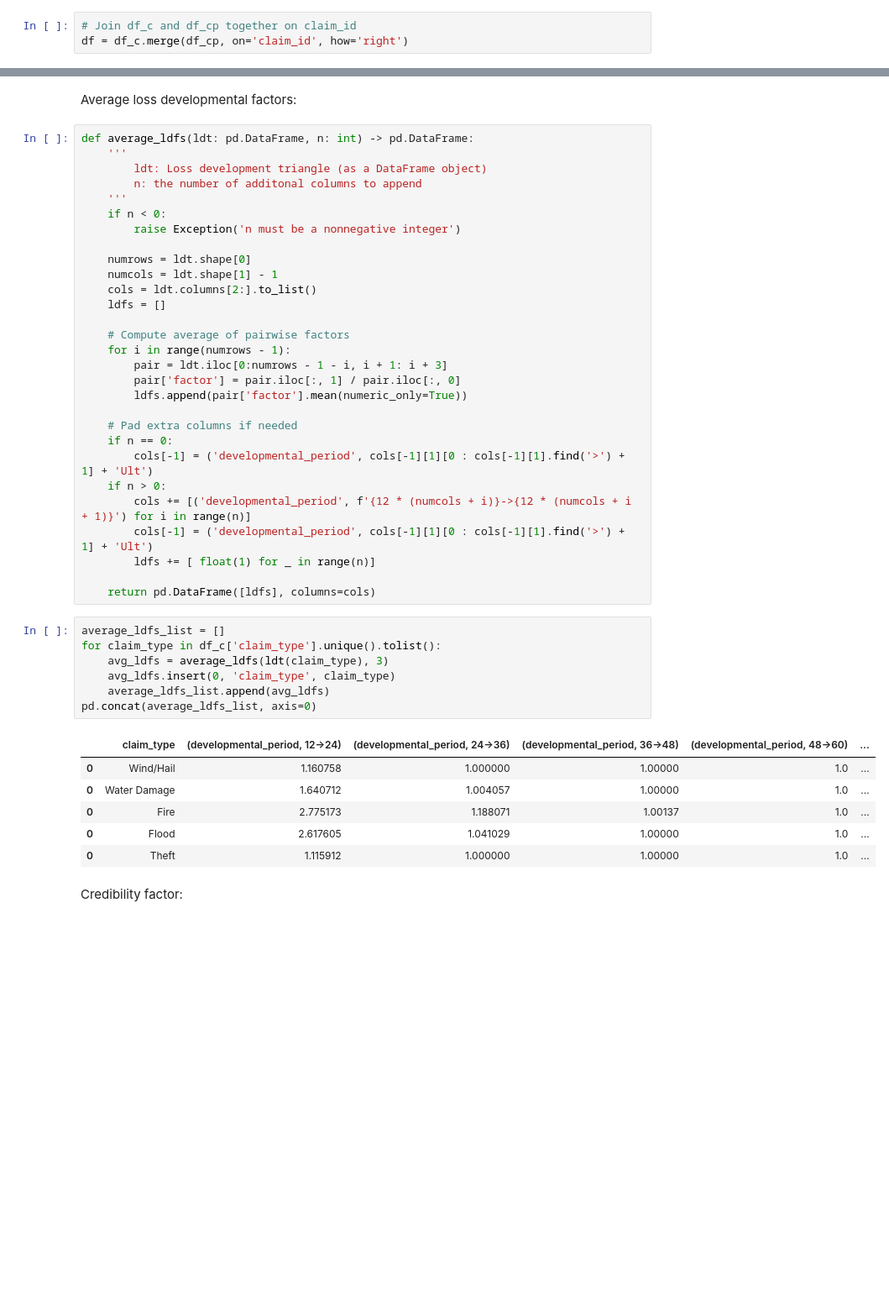
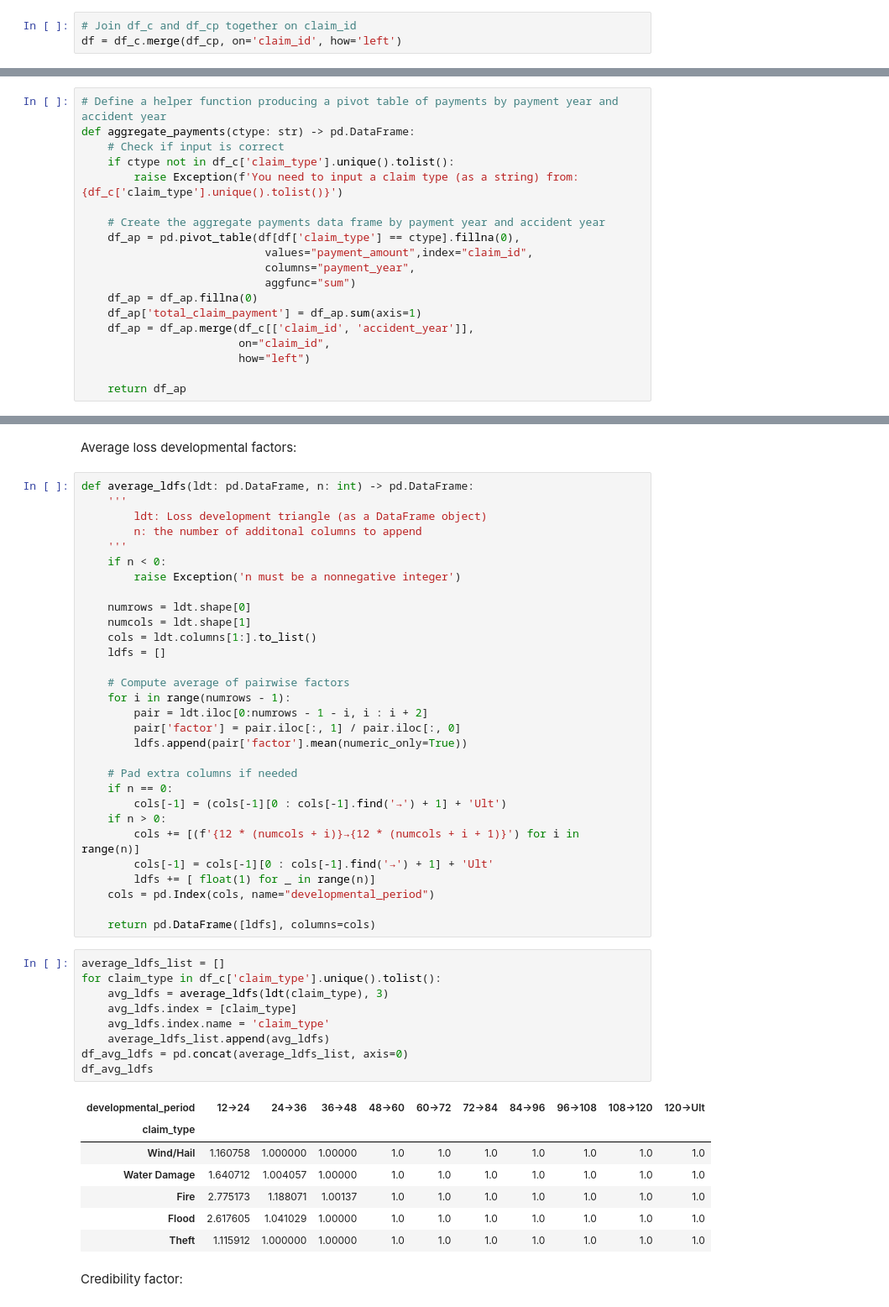
Before and after one commit to aj-tao/home-insurance-ratemaking, a Jupyter notebook: reports/home insurance ratemaking.ipynb, the cells around one changed output, grey strips where cells are left out. Shown at 84% size. Saved outputs shown, nothing was run; the diff lists cells and outputs as text; blank space fills up the shorter version.

```diff
--- a/reports/home insurance ratemaking.ipynb
+++ b/reports/home insurance ratemaking.ipynb
@@ -11,8 +13,27 @@ df_ibf = pd.read_csv(data_path + "industry_benchmark_factors.csv")
 # %%
 # Join df_c and df_cp together on claim_id
-df = df_c.merge(df_cp, on='claim_id', how='right')
+df = df_c.merge(df_cp, on='claim_id', how='left')
 # %% [markdown]
 ### Ultimate Loss Calculator
 # %% [markdown]
 Cumulative paid claims loss development triangle:
+# %%
+# Define a helper function producing a pivot table of payments by payment year and accident year
+def aggregate_payments(ctype: str) -> pd.DataFrame:
+    # Check if input is correct
+    if ctype not in df_c['claim_type'].unique().tolist():
+        raise Exception(f'You need to input a claim type (as a string) from: {df_c['claim_type'].unique().tolist()}')
+
+    # Create the aggregate payments data frame by payment year and accident year
+    df_ap = pd.pivot_table(df[df['claim_type'] == ctype].fillna(0),
+                            values="payment_amount",index="claim_id",
+                            columns="payment_year",
+                            aggfunc="sum")
+    df_ap = df_ap.fillna(0)
+    df_ap['total_claim_payment'] = df_ap.sum(axis=1)
+    df_ap = df_ap.merge(df_c[['claim_id', 'accident_year']],
+                        on="claim_id",
+                        how="left")
+
+    return df_ap
 # %%
@@ -86,39 +91,43 @@ def average_ldfs(ldt: pd.DataFrame, n: int) -> pd.DataFrame:
         raise Exception('n must be a nonnegative integer')
 
     numrows = ldt.shape[0]
-    numcols = ldt.shape[1] - 1
-    cols = ldt.columns[2:].to_list()
+    numcols = ldt.shape[1]
+    cols = ldt.columns[1:].to_list()
     ldfs = []
 
     # Compute average of pairwise factors
     for i in range(numrows - 1):
-        pair = ldt.iloc[0:numrows - 1 - i, i + 1: i + 3]
+        pair = ldt.iloc[0:numrows - 1 - i, i : i + 2]
         pair['factor'] = pair.iloc[:, 1] / pair.iloc[:, 0]
         ldfs.append(pair['factor'].mean(numeric_only=True))
 
     # Pad extra columns if needed
     if n == 0:
-        cols[-1] = ('developmental_period', cols[-1][1][0 : cols[-1][1].find('>') + 1] + 'Ult')
+        cols[-1] = (cols[-1][0 : cols[-1].find('→') + 1] + 'Ult')
     if n > 0:
-        cols += [('developmental_period', f'{12 * (numcols + i)}->{12 * (numcols + i + 1)}') for i in range(n)]
-        cols[-1] = ('developmental_period', cols[-1][1][0 : cols[-1][1].find('>') + 1] + 'Ult')
+        cols += [(f'{12 * (numcols + i)}→{12 * (numcols + i + 1)}') for i in range(n)]
+        cols[-1] = cols[-1][0 : cols[-1].find('→') + 1] + 'Ult'
         ldfs += [ float(1) for _ in range(n)]
+    cols = pd.Index(cols, name="developmental_period")
 
     return pd.DataFrame([ldfs], columns=cols)
 # %%
 average_ldfs_list = []
 for claim_type in df_c['claim_type'].unique().tolist():
     avg_ldfs = average_ldfs(ldt(claim_type), 3)
-    avg_ldfs.insert(0, 'claim_type', claim_type)
+    avg_ldfs.index = [claim_type]
+    avg_ldfs.index.name = 'claim_type'
     average_ldfs_list.append(avg_ldfs)
-pd.concat(average_ldfs_list, axis=0)
+df_avg_ldfs = pd.concat(average_ldfs_list, axis=0)
+df_avg_ldfs
 # %% [output]
-|  | claim_type | (developmental_period, 12->24) | (developmental_period, 24->36) | (developmental_period, 36->48) | (developmental_period, 48->60) | ... |
-| 0 | Wind/Hail | 1.160758 | 1.000000 | 1.00000 | 1.0 | ... |
-| 0 | Water Damage | 1.640712 | 1.004057 | 1.00000 | 1.0 | ... |
-| 0 | Fire | 2.775173 | 1.188071 | 1.00137 | 1.0 | ... |
-| 0 | Flood | 2.617605 | 1.041029 | 1.00000 | 1.0 | ... |
-| 0 | Theft | 1.115912 | 1.000000 | 1.00000 | 1.0 | ... |
+| developmental_period | 12→24 | 24→36 | 36→48 | 48→60 | 60→72 | 72→84 | 84→96 | 96→108 | 108→120 | 120→Ult |
+| claim_type |  |  |  |  |  |  |  |  |  |  |
+| Wind/Hail | 1.160758 | 1.000000 | 1.00000 | 1.0 | 1.0 | 1.0 | 1.0 | 1.0 | 1.0 | 1.0 |
+| Water Damage | 1.640712 | 1.004057 | 1.00000 | 1.0 | 1.0 | 1.0 | 1.0 | 1.0 | 1.0 | 1.0 |
+| Fire | 2.775173 | 1.188071 | 1.00137 | 1.0 | 1.0 | 1.0 | 1.0 | 1.0 | 1.0 | 1.0 |
+| Flood | 2.617605 | 1.041029 | 1.00000 | 1.0 | 1.0 | 1.0 | 1.0 | 1.0 | 1.0 | 1.0 |
+| Theft | 1.115912 | 1.000000 | 1.00000 | 1.0 | 1.0 | 1.0 | 1.0 | 1.0 | 1.0 | 1.0 |
 # %% [markdown]
 Credibility factor:
 # %%
```
Also changed, not shown: parts of 27 cells of this notebook.
